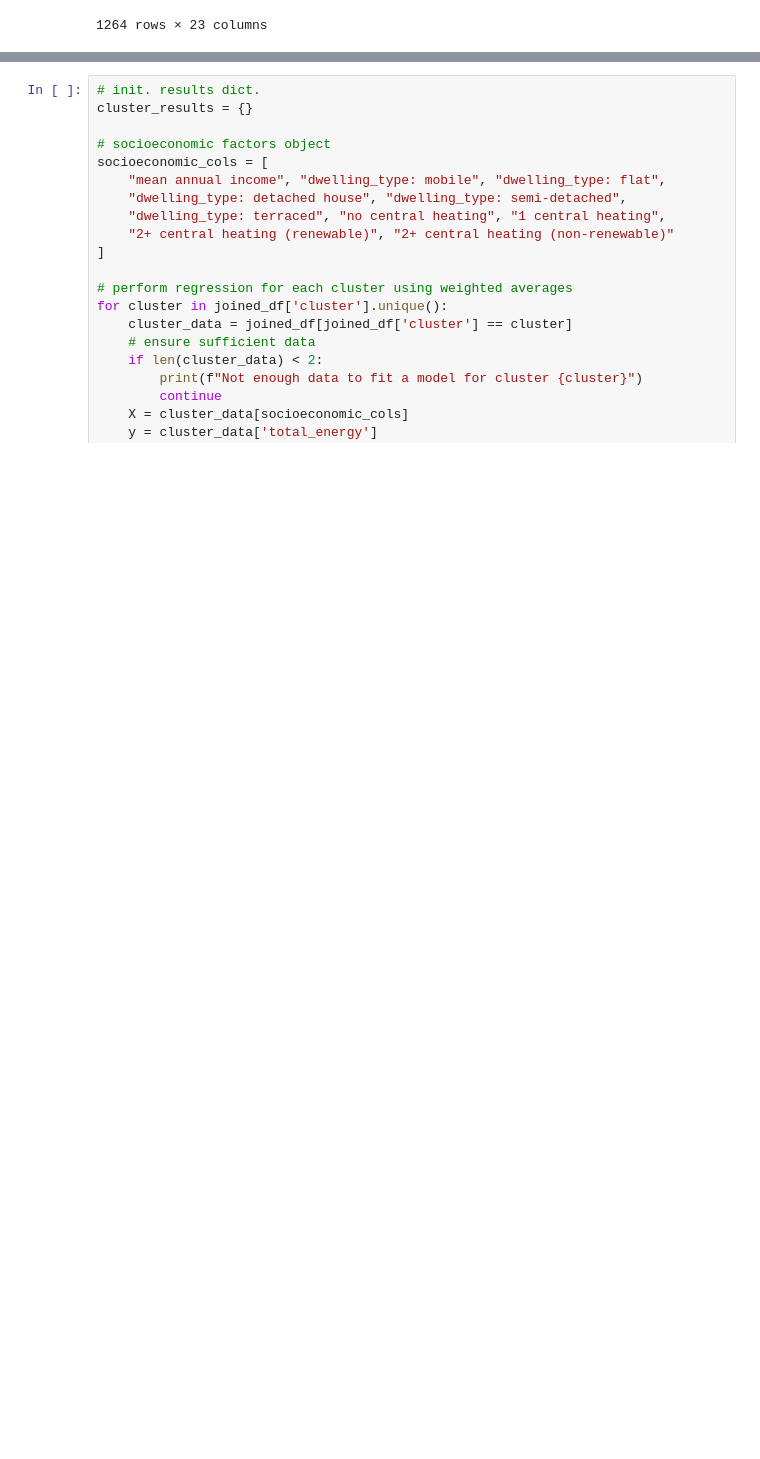
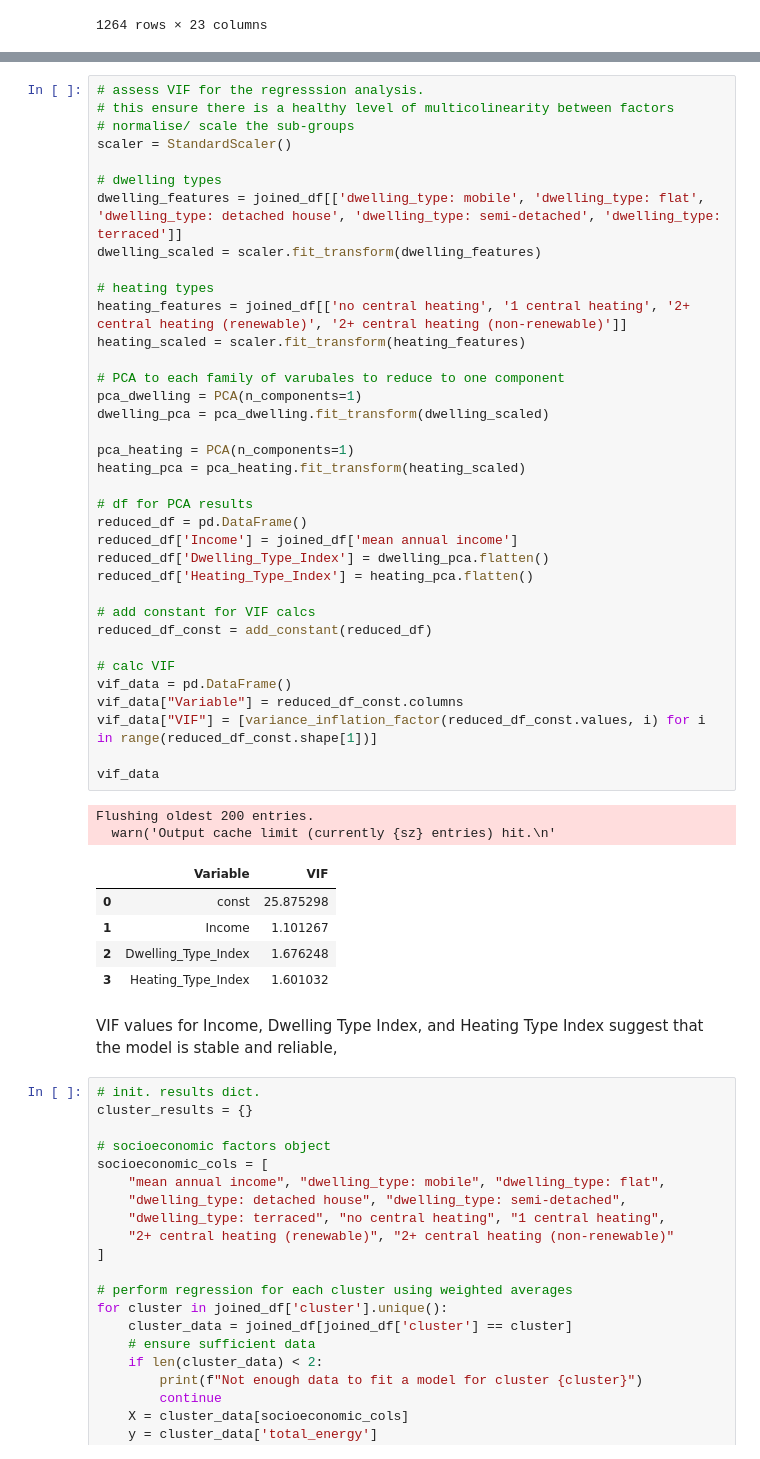
Before and after one commit to NikhilSDesai/SpatialDataScience, a Jupyter notebook: SDS_Analysis/CASA0006_FinalAssignment.ipynb, the cells around one changed output, grey strips where cells are left out. Saved outputs shown, nothing was run; the diff lists cells and outputs as text; blank space fills up the shorter version.

```diff
--- a/SDS_Analysis/CASA0006_FinalAssignment.ipynb
+++ b/SDS_Analysis/CASA0006_FinalAssignment.ipynb
@@ -710,3 +715,49 @@ Energy consumers and now clustered and segmented. Below, each segment is assesse
+# %%
+# assess VIF for the regresssion analysis.
+# this ensure there is a healthy level of multicolinearity between factors
+# normalise/ scale the sub-groups
+scaler = StandardScaler()
+
+# dwelling types
+dwelling_features = joined_df[['dwelling_type: mobile', 'dwelling_type: flat', 'dwelling_type: detached house', 'dwelling_type: semi-detached', 'dwelling_type: terraced']]
+dwelling_scaled = scaler.fit_transform(dwelling_features)
+
+# heating types
+heating_features = joined_df[['no central heating', '1 central heating', '2+ central heating (renewable)', '2+ central heating (non-renewable)']]
+heating_scaled = scaler.fit_transform(heating_features)
+
+# PCA to each family of varubales to reduce to one component
+pca_dwelling = PCA(n_components=1)
+dwelling_pca = pca_dwelling.fit_transform(dwelling_scaled)
+
+pca_heating = PCA(n_components=1)
+heating_pca = pca_heating.fit_transform(heating_scaled)
+
+# df for PCA results
+reduced_df = pd.DataFrame()
+reduced_df['Income'] = joined_df['mean annual income']
+reduced_df['Dwelling_Type_Index'] = dwelling_pca.flatten()
+reduced_df['Heating_Type_Index'] = heating_pca.flatten()
+
+# add constant for VIF calcs
+reduced_df_const = add_constant(reduced_df)
+
+# calc VIF
+vif_data = pd.DataFrame()
+vif_data["Variable"] = reduced_df_const.columns
+vif_data["VIF"] = [variance_inflation_factor(reduced_df_const.values, i) for i in range(reduced_df_const.shape[1])]
+
+vif_data
+# %% [output]
+Flushing oldest 200 entries.
+  warn('Output cache limit (currently {sz} entries) hit.\n'
+|  | Variable | VIF |
+| 0 | const | 25.875298 |
+| 1 | Income | 1.101267 |
+| 2 | Dwelling_Type_Index | 1.676248 |
+| 3 | Heating_Type_Index | 1.601032 |
+# %% [markdown]
+VIF values for Income, Dwelling Type Index, and Heating Type Index suggest that the model is stable and reliable,
 # %%
 # init. results dict.
 cluster_results = {}
```
Also changed, not shown: parts of 6 cells of this notebook, 3 other files.
